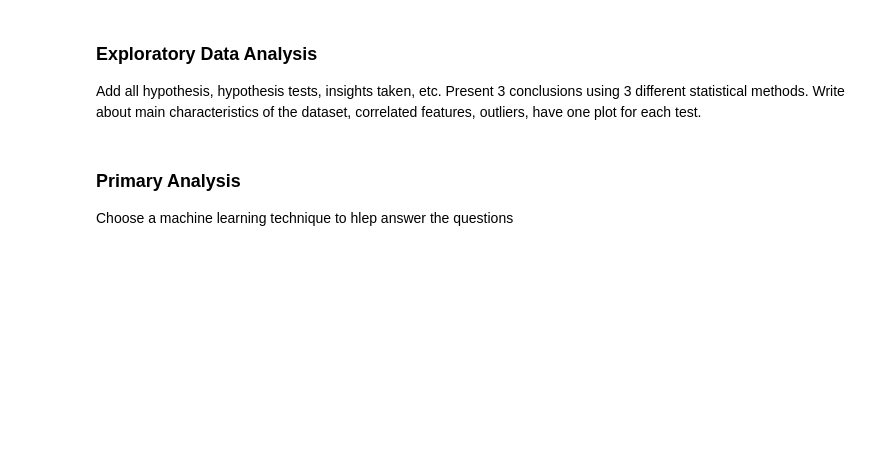
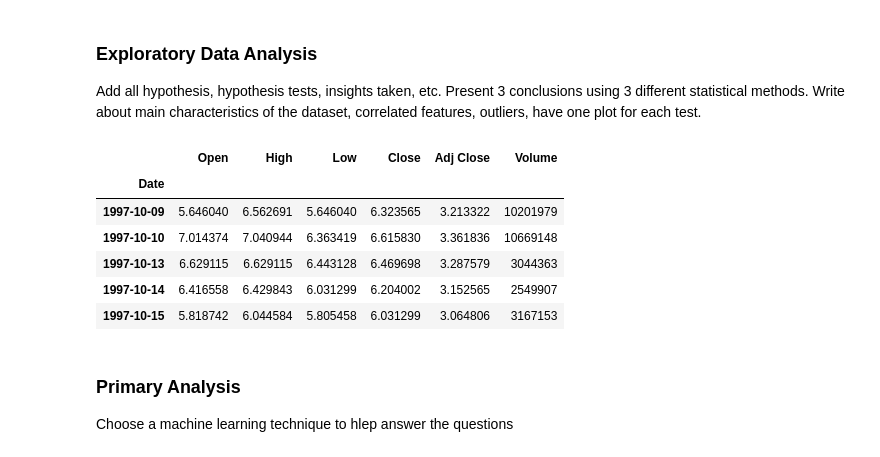
Before and after one commit to dhruv-dewan/Magnificent-7-Stock-Analysis-and-LSTM-Prediction, a Jupyter notebook: CMSC320_Final_Project.ipynb, the cells around one changed output. Cells and saved outputs as stored; diff of their text form; code cells hidden in the pictures; blank space fills up the shorter version.

```diff
--- a/CMSC320_Final_Project.ipynb
+++ b/CMSC320_Final_Project.ipynb
@@ -61,6 +61,16 @@ tsm_data = yf.download('TSM')
 
 Add all hypothesis, hypothesis tests, insights taken, etc. Present 3 conclusions using 3 different statistical methods.
 Write about main characteristics of the dataset, correlated features, outliers, have one plot for each test.
+# %%
+tsm_data.head()
+# %% [output]
+|  | Open | High | Low | Close | Adj Close | Volume |
+| Date |  |  |  |  |  |  |
+| 1997-10-09 | 5.646040 | 6.562691 | 5.646040 | 6.323565 | 3.213322 | 10201979 |
+| 1997-10-10 | 7.014374 | 7.040944 | 6.363419 | 6.615830 | 3.361836 | 10669148 |
+| 1997-10-13 | 6.629115 | 6.629115 | 6.443128 | 6.469698 | 3.287579 | 3044363 |
+| 1997-10-14 | 6.416558 | 6.429843 | 6.031299 | 6.204002 | 3.152565 | 2549907 |
+| 1997-10-15 | 5.818742 | 6.044584 | 5.805458 | 6.031299 | 3.064806 | 3167153 |
 # %% [markdown]
 ### Primary Analysis
 
```
Also changed, not shown: parts of 1 cell of this notebook.
